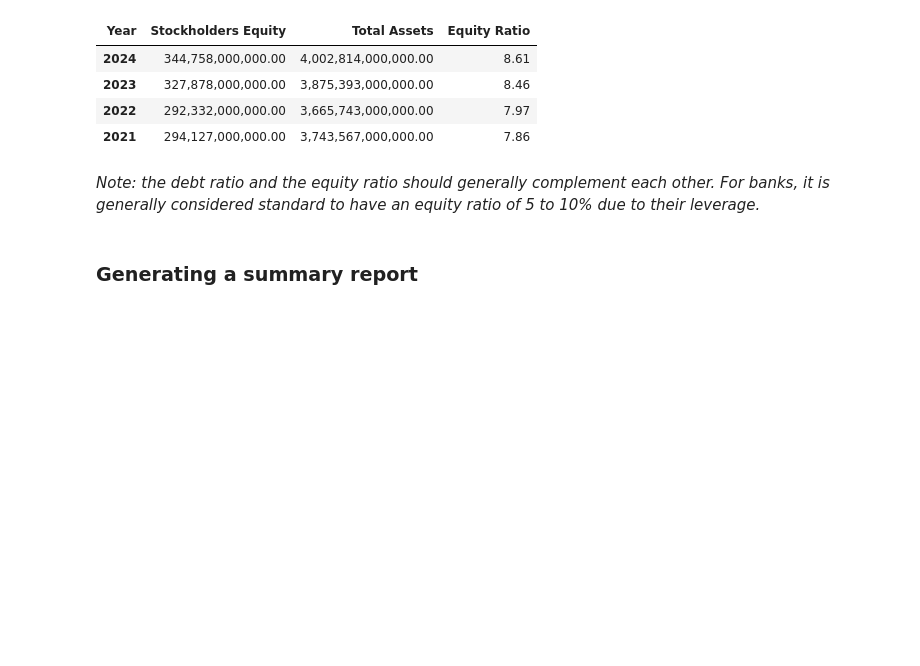
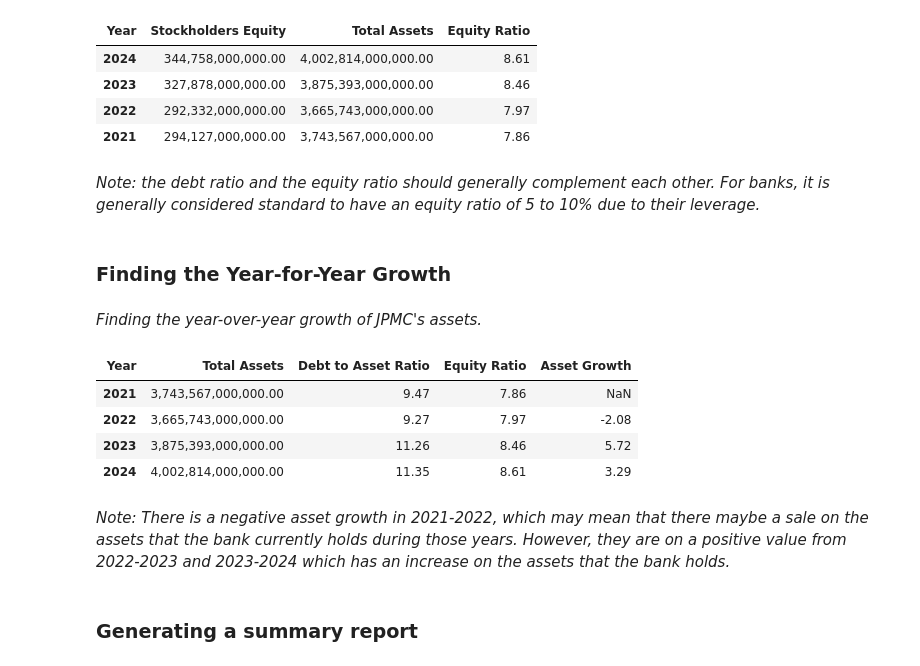
Before and after one commit to pvtzurbito/data_science, a Jupyter notebook: Learning Pandas/pandas101.ipynb, the cells around one changed output. Drawn from its saved outputs; the diff is of its cells as text; code cells hidden in the pictures; blank space fills up the shorter version.

Commit message:
Added a column for the year-over-year growth.

```diff
--- a/Learning Pandas/pandas101.ipynb
+++ b/Learning Pandas/pandas101.ipynb
@@ -222,6 +222,22 @@ balance_t[['Stockholders Equity', 'Total Assets', 'Equity Ratio']]
 | 2021 | 294,127,000,000.00 | 3,743,567,000,000.00 | 7.86 |
 # %% [markdown]
 *Note: the debt ratio and the equity ratio should generally complement each other. For banks, it is generally considered standard to have an equity ratio of 5 to 10% due to their leverage.*
+# %% [markdown]
+### Finding the Year-for-Year Growth
+# %% [markdown]
+*Finding the year-over-year growth of JPMC's assets.*
+# %%
+balance_t = balance_t.sort_index(ascending = True)
+balance_t['Asset Growth'] = (balance_t['Total Assets'].pct_change()) * 100
+balance_t[['Total Assets', 'Debt to Asset Ratio', 'Equity Ratio', 'Asset Growth']]
+# %% [output]
+| Year | Total Assets | Debt to Asset Ratio | Equity Ratio | Asset Growth |
+| 2021 | 3,743,567,000,000.00 | 9.47 | 7.86 | NaN |
+| 2022 | 3,665,743,000,000.00 | 9.27 | 7.97 | -2.08 |
+| 2023 | 3,875,393,000,000.00 | 11.26 | 8.46 | 5.72 |
+| 2024 | 4,002,814,000,000.00 | 11.35 | 8.61 | 3.29 |
+# %% [markdown]
+*Note: There is a negative asset growth in 2021-2022, which may mean that there maybe a sale on the assets that the bank currently holds during those years. However, they are on a positive value from 2022-2023 and 2023-2024 which has an increase on the assets that the bank holds.*
 # %% [markdown]
 ### Generating a summary report
 # %%
```
Also changed, not shown: parts of 7 cells of this notebook, 1 other file.
